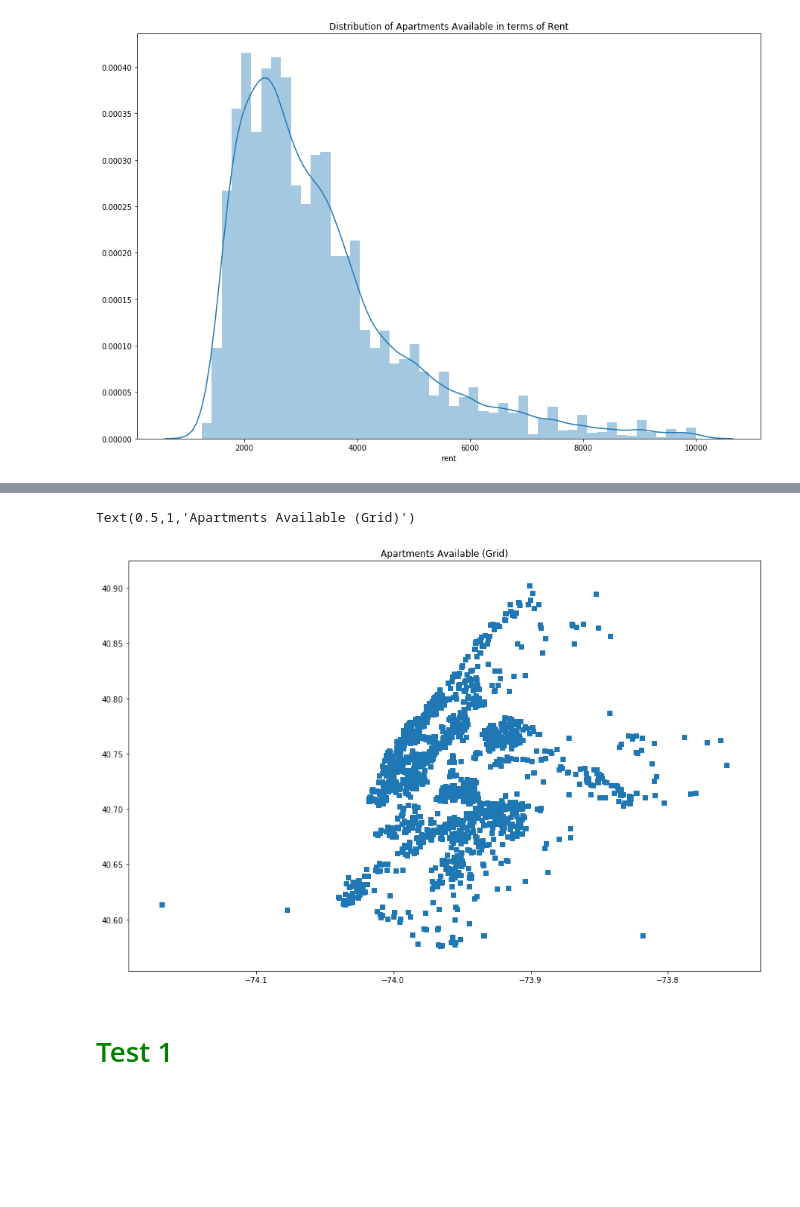
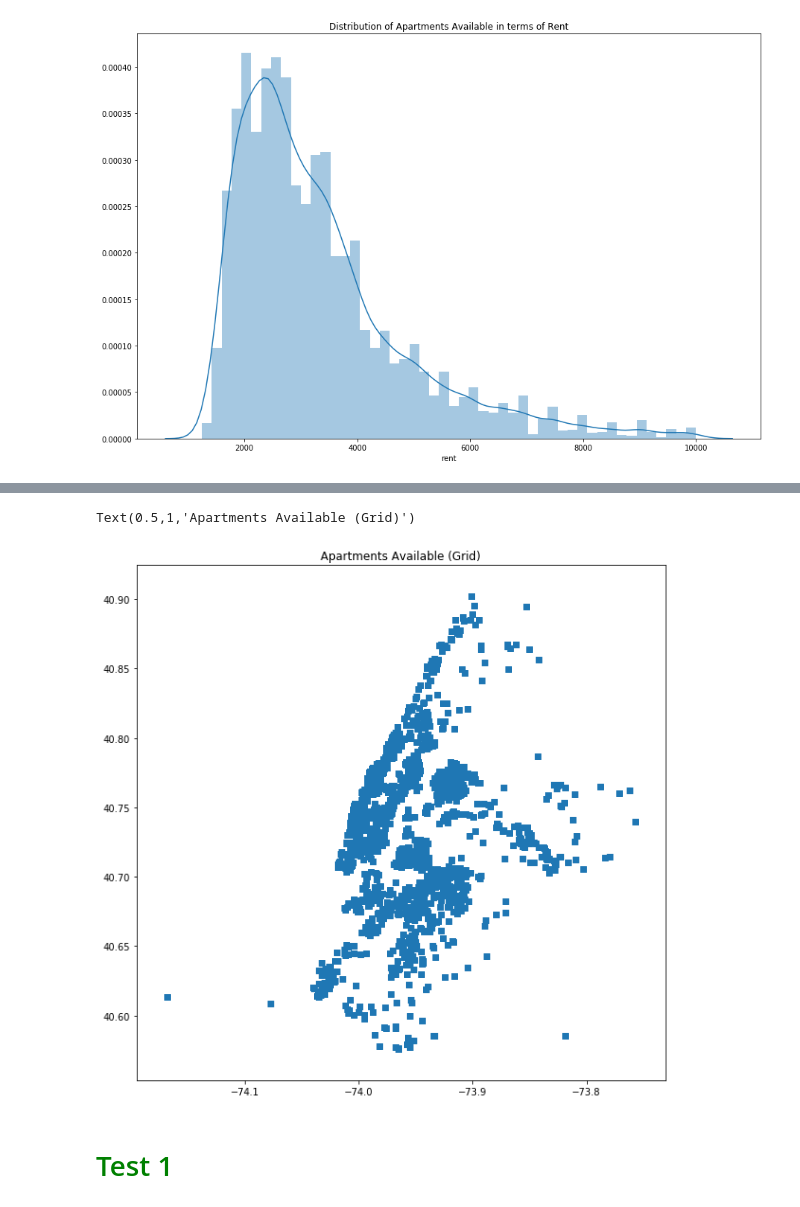
Before and after one commit to psagun/Rent-Predictor, a Jupyter notebook: Project_Rentflix.ipynb, the cells around one changed output, grey strips where cells are left out. Cells and saved outputs as stored; diff of their text form; code cells hidden in the pictures; blank space fills up the shorter version.

```diff
--- a/Project_Rentflix.ipynb
+++ b/Project_Rentflix.ipynb
@@ -238,9 +230,9 @@ plt.show()
 # %%
-plt.figure(figsize=(15,10))
+plt.figure(figsize=(10,10))
 plt.scatter(test1_df['addr_lon'],test1_df['addr_lat'], marker = ',')
 plt.title('Apartments Available (Grid)')
 # %% [output]
 Text(0.5,1,'Apartments Available (Grid)')
-[figure, old version]
+[figure, new version]
 # %% [markdown]
 #  <font color=green> Test 1 <font>
```
Also changed, not shown: parts of 34 cells of this notebook, 1 other file.
